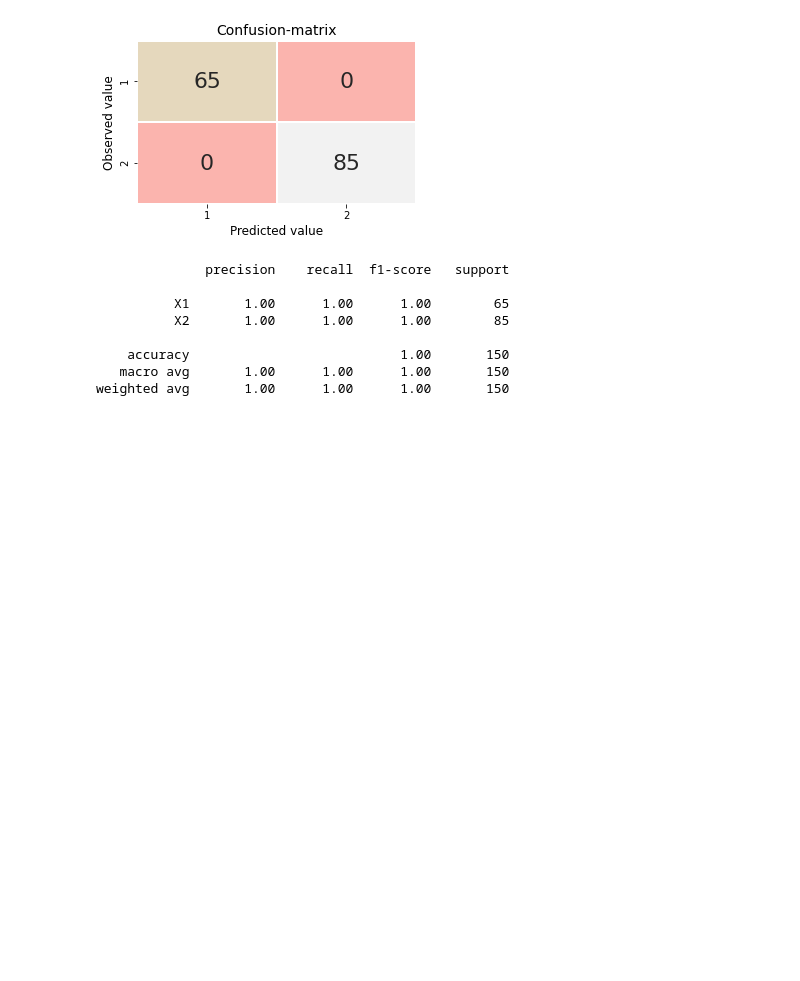
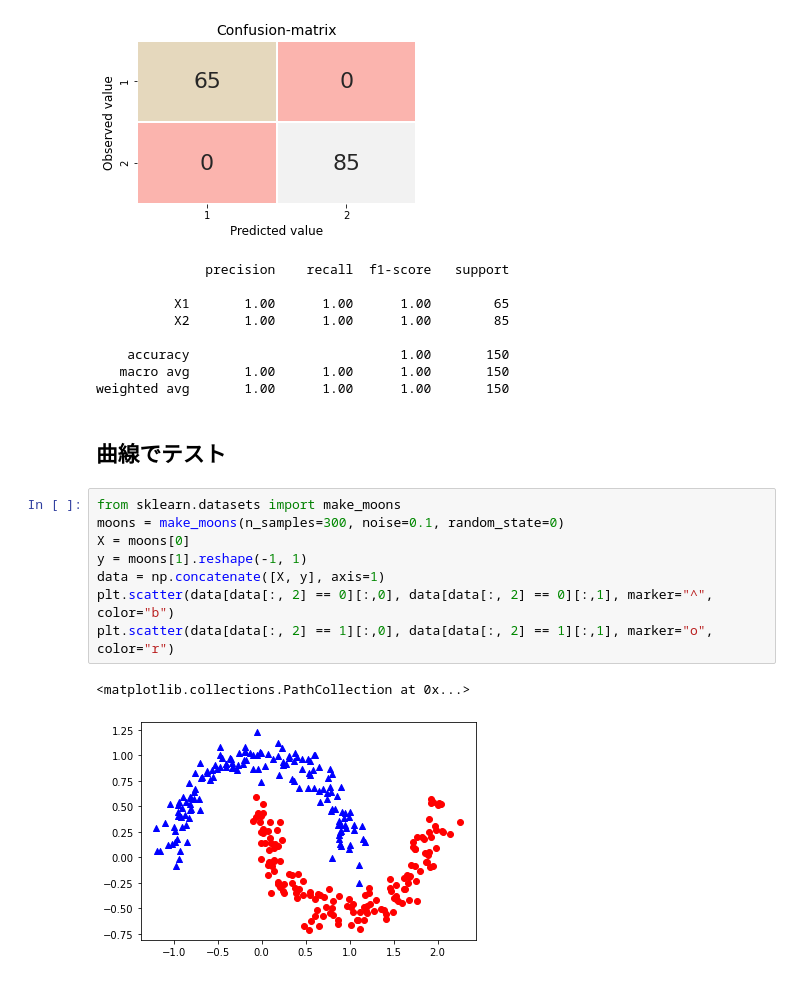
Before and after one commit to obata01/diveintocode-ml, a Jupyter notebook: kadai/Sprint05/kadai/Sprint05-01_kadai01.ipynb, the cells around one changed output. Saved outputs shown, nothing was run; the diff lists cells and outputs as text; blank space fills up the shorter version.

```diff
--- a/kadai/Sprint05/kadai/Sprint05-01_kadai01.ipynb
+++ b/kadai/Sprint05/kadai/Sprint05-01_kadai01.ipynb
@@ -1118,3 +1118,16 @@ print(a)
     accuracy                           1.00       150
    macro avg       1.00      1.00      1.00       150
 weighted avg       1.00      1.00      1.00       150
+# %% [markdown]
+## 曲線でテスト
+# %%
+from sklearn.datasets import make_moons
+moons = make_moons(n_samples=300, noise=0.1, random_state=0)
+X = moons[0]
+y = moons[1].reshape(-1, 1)
+data = np.concatenate([X, y], axis=1)
+plt.scatter(data[data[:, 2] == 0][:,0], data[data[:, 2] == 0][:,1], marker="^", color="b")
+plt.scatter(data[data[:, 2] == 1][:,0], data[data[:, 2] == 1][:,1], marker="o", color="r")
+# %% [output]
+<matplotlib.collections.PathCollection at 0x...>
+[figure, added]
```
Also changed, not shown: parts of 2 cells of this notebook.
